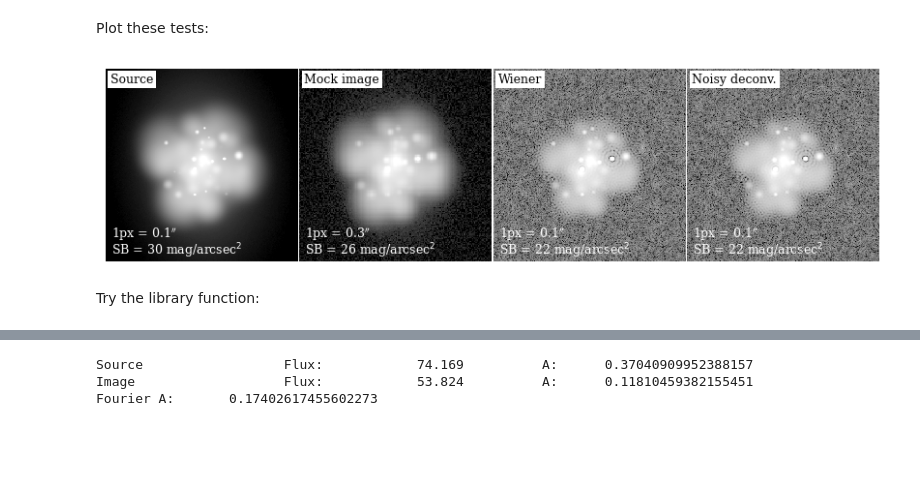
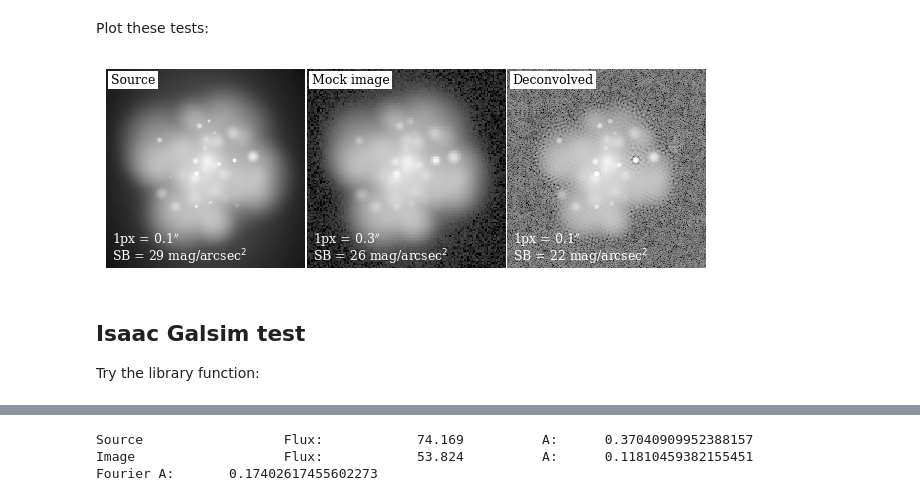
Before and after one commit to astro-nova/asymmetry, a Jupyter notebook: 4 Fourier New.ipynb, the cells around one changed output, grey strips where cells are left out. Cells and saved outputs as stored; diff of their text form; code cells hidden in the pictures; blank space fills up the shorter version.

Commit message:
fourier figure (fix later)

```diff
--- a/4 Fourier New.ipynb
+++ b/4 Fourier New.ipynb
@@ -62,7 +62,7 @@ def make_perfect_galaxy(pxscale=0.396, sky_mag=23.7,  psf_fwhm=1.32, perfect_pxs
     gal_params['q'] = 0.7
 
     # Generate galaxy model. r_pet is in ARCSEC.
-    image_perfect, galaxy_dict, r_pet = simulate_perfect_galaxy(pxscale=perfect_pxscale,  fov_reff=10, **gal_params)
+    image_perfect, galaxy_dict, r_pet = simulate_perfect_galaxy(pxscale=perfect_pxscale,  fov_reff=8, **gal_params)
     image_perfect = add_source_to_image(**galaxy_dict, psf_fwhm=3*perfect_pxscale, pxscale=perfect_pxscale, psf_method='astropy')
     image_perfect, sky_flux = sky_noise(np.abs(image_perfect), sky_mag=30, pxscale=perfect_pxscale, rms_noise=True)
     # print(sky_flux)
@@ -71,7 +71,7 @@ def make_perfect_galaxy(pxscale=0.396, sky_mag=23.7,  psf_fwhm=1.32, perfect_pxs
 
     # Generate the perfect galaxy at new pixelscale
     img_params = {'sky_mag' : sky_mag, 'psf_fwhm' : psf_fwhm, 'pxscale' : pxscale}
-    image_lowres, galaxy_dict, _ = simulate_perfect_galaxy(**img_params, **gal_params, fov_reff=10)
+    image_lowres, galaxy_dict, _ = simulate_perfect_galaxy(**img_params, **gal_params, fov_reff=8)
 
     # Create observed image
     image_psf = add_source_to_image(**galaxy_dict, **img_params, psf_method='astropy')
@@ -124,7 +124,7 @@ Now we need to rescale the galaxy:
 #     return im_new
 # %%
 real_gal = T.rescale(real_gal_lowres, 1/factor, order=5) * factor**2
-real_gal = np.random.poisson(real_gal).astype(float)
+# real_gal = np.random.poisson(real_gal).astype(float)
 err = np.sqrt(real_gal)
 real_gal = real_gal -(bg*factor)**2
 real_gal_lowres = real_gal_lowres - bg**2
@@ -853,7 +852,7 @@ Plot these tests:
 # %%
 plt.rcParams['font.size'] = 9
 imgs = [perfect_gal, real_gal_lowres,
-        np.real(fft.ifft2(new_img_wiener, norm=norm)), np.real(fft.ifft2(new_img_fit, norm=norm))]
+        image_deconv]
 pxscales = [0.1, pxscale, 0.1,0.1]
 
 sbs = []
@@ -864,27 +866,25 @@ for im, px in zip(imgs, pxscales):
 # %%
-fig, axs = plt.subplots(1, 4, figsize=(8,2))
-axs[0].imshow(-2.5*np.log10(np.abs(perfect_gal)/perfect_pxscale**2)+38, vmin=17, vmax=27, cmap='gray_r');
-axs[1].imshow(-2.5*np.log10(np.abs(real_gal_lowres)/pxscale**2)+38, vmin=17, vmax=27, cmap='gray_r');
-
-labels = ['Source', 'Mock image', 'Wiener', 'Noisy deconv.']
-for ax, img, l in zip(axs[2:], imgs[2:], labels[2:]):
-    ax.imshow(-2.5*np.log10(np.abs(img)/perfect_pxscale**2)+38, vmin=17, vmax=27, cmap='gray_r')
+fig, axs = plt.subplots(1, 3, figsize=(6,2))
+axs[0].imshow(-2.5*np.log10(np.abs(perfect_gal)/perfect_pxscale**2)+38, vmin=16, vmax=28, cmap='gray_r');
+axs[1].imshow(-2.5*np.log10(np.abs(real_gal_lowres)/pxscale**2)+38, vmin=16, vmax=28, cmap='gray_r');
+axs[2].imshow(-2.5*np.log10(np.abs(image_deconv)/perfect_pxscale**2)+38, vmin=16, vmax=28, cmap='gray_r')
 
 bbox = dict(fc="#ffff", pad=2)
-
+labels = ['Source', 'Mock image', 'Deconvolved', 'Noisy deconv.']
 scales = [r'0.1$^{\prime\prime}$', fr'{pxscale}$^{{\prime\prime}}$', r'0.1$^{\prime\prime}$', r'0.1$^{\prime\prime}$']
 for ax, l, s, sb in zip(axs, labels, scales, sbs):
     ax.annotate(l, xy=(0.025, 0.98), xycoords='axes fraction', ha='left', va='top', color='k', bbox=bbox)
     ax.annotate(f'1px = {s}', xy=(0.03, 0.1), xycoords='axes fraction', ha='left', va='bottom', color='w')
     ax.annotate(f'SB = {sb:0.0f} mag/arcsec$^2$', xy=(0.03, 0.01), xycoords='axes fraction', ha='left', va='bottom', color='w')
 
 
 for ax in axs:    ax.axis('off')
 plt.subplots_adjust(wspace=0.01)
-# plt.savefig('figures/deconv.pdf', bbox_inches='tight', pad_inces=0)
+# plt.savefig('figures/deconv.pdf', bbox_inches='tight', pad_inches=0)
 # %% [output]
-[figure, old version]
+[figure, new version]
 # %% [markdown]
+## Isaac Galsim test
 Try the library function:
 # %%
 from asymmetry import fourier_deconvolve, _fit_snr
```
Also changed, not shown: parts of 16 cells of this notebook.
